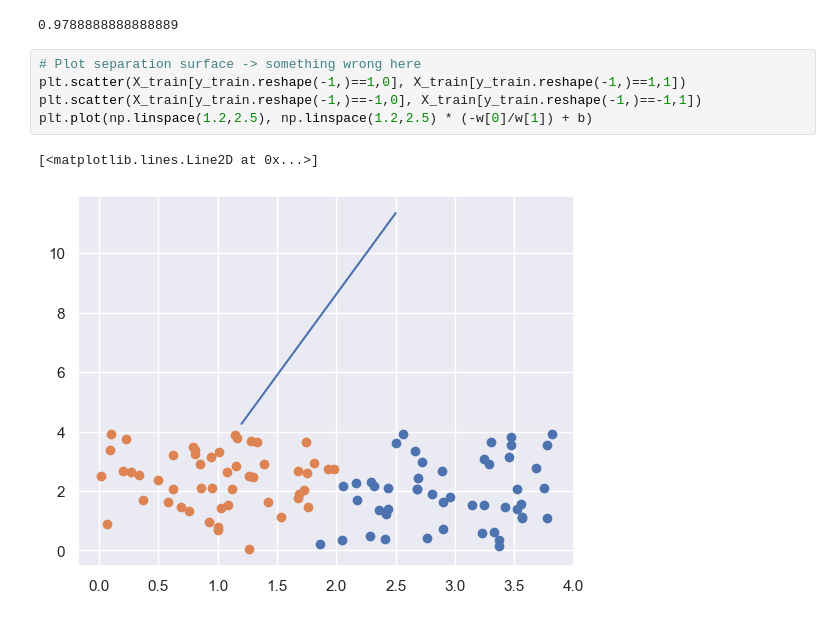
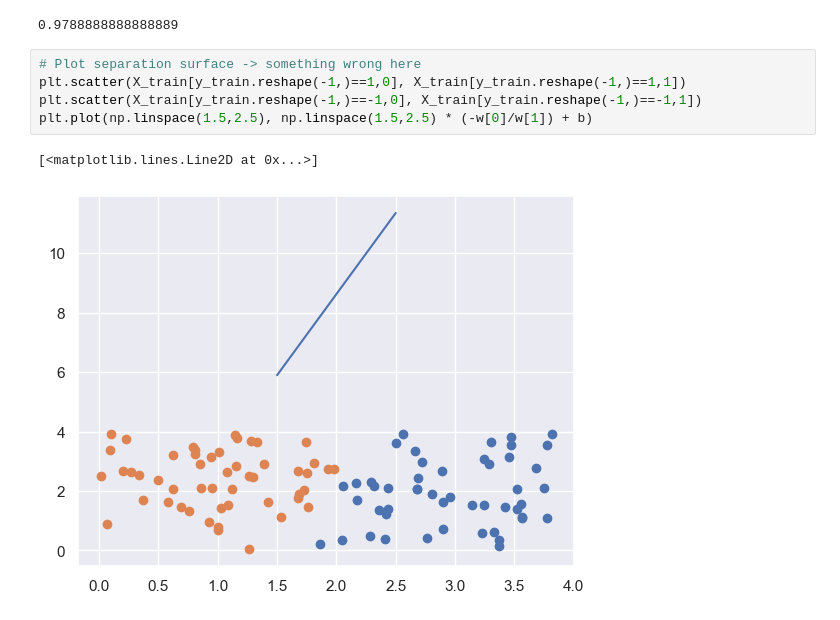
Before and after one commit to andrea-cavallo-98/SVM_ConvOpt, a Jupyter notebook: svm_gd.ipynb, the cells around one changed output. Saved outputs shown, nothing was run; the diff lists cells and outputs as text.

Commit message:
changed plots

```diff
--- a/svm_gd.ipynb
+++ b/svm_gd.ipynb
@@ -75,8 +75,8 @@ print("************ Accuracy *****************")
 # %%
 # Plot separation surface -> something wrong here
 plt.scatter(X_train[y_train.reshape(-1,)==1,0], X_train[y_train.reshape(-1,)==1,1])
 plt.scatter(X_train[y_train.reshape(-1,)==-1,0], X_train[y_train.reshape(-1,)==-1,1])
-plt.plot(np.linspace(1.2,2.5), np.linspace(1.2,2.5) * (-w[0]/w[1]) + b)
+plt.plot(np.linspace(1.5,2.5), np.linspace(1.5,2.5) * (-w[0]/w[1]) + b)
 # %% [output]
 [<matplotlib.lines.Line2D at 0x...>]
-[figure, old version]
+[figure, new version]
```
Also changed, not shown: 1 other file.
